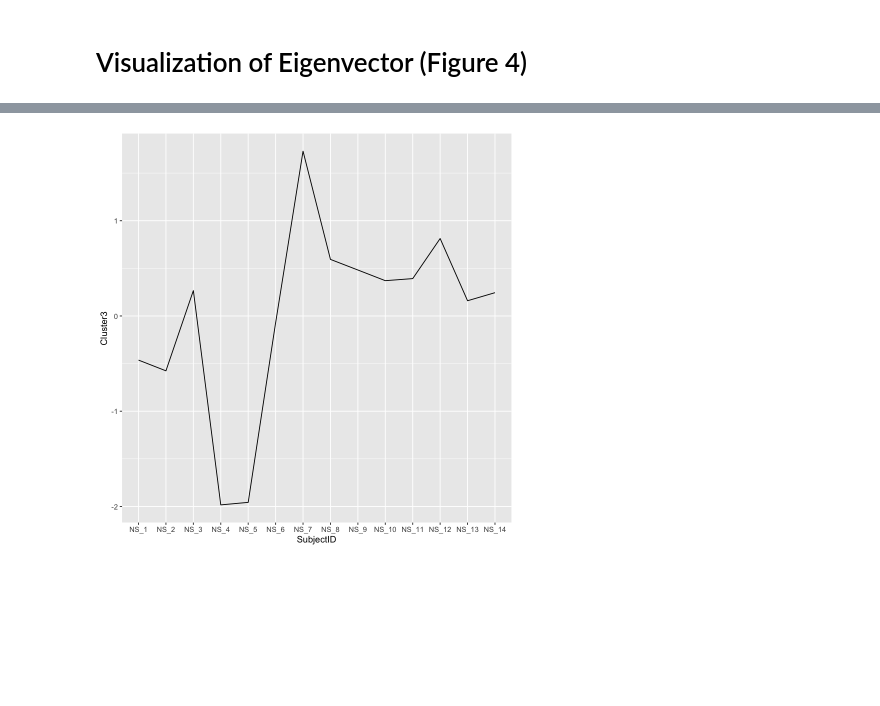
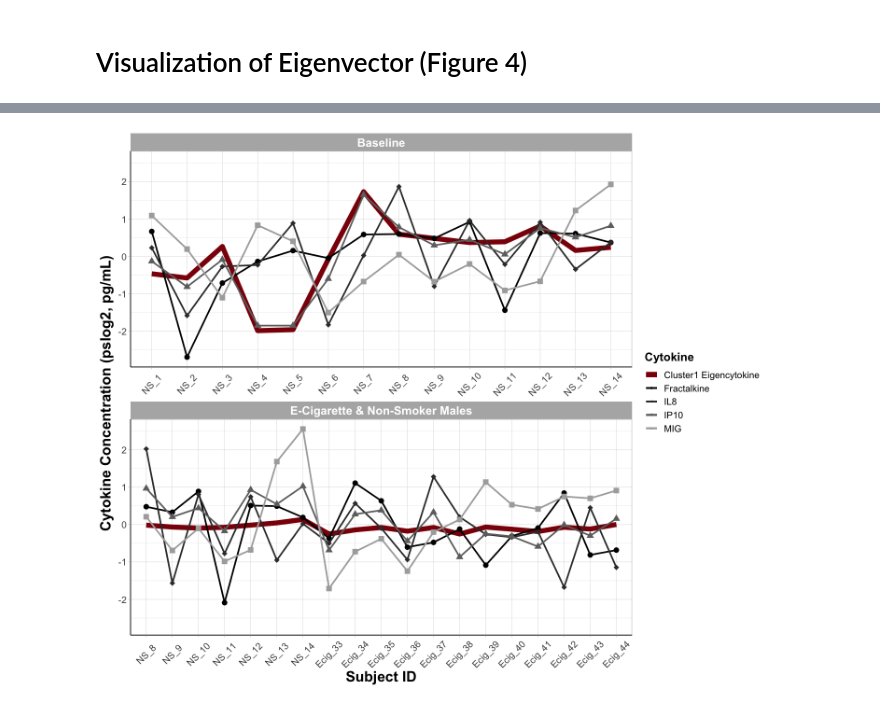
Before and after one commit to Ragerlab/Script_for_Cytokine-Signature-Clusters-as-a-Tool-to-Compare-Changes-associated-with-Tobacco-Product-, a Jupyter notebook: Cluster Analysis/Baseline Eigencytokines (Figure 4).ipynb, the cells around one changed output, grey strips where cells are left out. Saved outputs shown, nothing was run; the diff lists cells and outputs as text; code cells hidden in the pictures; blank space fills up the shorter version.

```diff
--- a/Cluster Analysis/Baseline Eigencytokines (Figure 4).ipynb
+++ b/Cluster Analysis/Baseline Eigencytokines (Figure 4).ipynb
@@ -323,0 +296,14 @@ A data.frame: 6 × 3
+# %%
+#removing cigarette smokers
+CS = c('CS_23', 'CS_24', 'CS_25', 'CS_26', 'CS_27')
+NLF_df_male = full_join(NLF_cyto_scaled_male,eigencytokines_NLF_scaled_male) %>%
+    filter(!SubjectID %in% CS)
+#reordering subject ids
+NLF_df_male$SubjectID = factor(NLF_df_male$SubjectID, levels = c('NS_8', 'NS_9', 'NS_10', 'NS_11', 'NS_12', 'NS_13',
+                                                                 'NS_14', 'Ecig_33', 'Ecig_34', 'Ecig_35', 'Ecig_36',
+                                                                 'Ecig_37','Ecig_38', 'Ecig_39', 'Ecig_40','Ecig_41',
+                                                                 'Ecig_42', 'Ecig_43', 'Ecig_44'))
+NLF_df_male$Analysis = rep('E-Cigarette & Non-Smoker Males', times = length(NLF_df_male$SubjectID)) #adding col to specify baseline or male only eigencytokines
+#creating 1 df
+final_df = rbind(NLF_df, NLF_df_male)
+head(final_df)
@@ -331,9 +323,31 @@ ggplot(data = NLF_Cluster3_df) +
-# %%
-ggplot(data = NLF_df) +
-  geom_line(aes(x = SubjectID, y = Cluster3, group = 1, color), size = 3) +
-  geom_line(aes(x = SubjectID, y = Fractalkine, group = 1)) +
-  geom_line(aes(x = SubjectID, y = MIG, group = 1)) +
-  geom_line(aes(x = SubjectID, y = IP10, group = 1)) +
-  geom_line(aes(x = SubjectID, y = IL8, group = 1))
-# %% [output]
-[figure, removed]
+# %%
+options(repr.plot.width=12, repr.plot.height=10) #changing size
+Figure4 = ggplot(data = final_df, aes(SubjectID, y = value, color = variable, group = 1)) +
+  geom_line(aes(y = Cluster1, col = "Cluster1 Eigencytokine"), size = 3) +
+  geom_line(aes(y = Fractalkine, col = "Fractalkine"), size = 1) +
+  geom_point(aes(y = Fractalkine, col = "Fractalkine"), shape = 16, size = 3) +
+  geom_line(aes(y = IL8, col = "IL8"), size = 1) +
+  geom_point(aes(y = IL8, col = "IL8"), shape = 18, size = 3) +
+  geom_line(aes(y = IP10, col = "IP10"), size = 1) +
+  geom_point(aes(y = IP10, col = "IP10"), shape = 17, size = 3) +
+  geom_line(aes(y = MIG, col = "MIG"), size = 1) +
+  geom_point(aes(y = MIG, col = "MIG"), shape = 15, size = 3) +
+
+  facet_wrap(~Analysis, ncol = 1, scales = 'free_x') +
+
+  theme_light() +
+  theme(axis.text.x = element_text(angle = 45, vjust = 0.5), #rotating x labels/ moving x labels slightly to the left
+        axis.line = element_line(colour="black"), #making x and y axes black
+        axis.text = element_text(size = 12), #changing size of x axis labels
+        axis.title = element_text(face = "bold", size = rel(1.7)), #changes axis titles
+        legend.title = element_text(face = 'bold', size = 15), #changes legend title
+        legend.text = element_text(size = 12), #changes legend text
+        strip.text.x = element_text(size = 15, face = "bold"), #changes size of facet x axis
+        strip.text.y = element_text(size = 15, face = "bold")) + #changes size of facet y axis
+  xlab('Subject ID') + ylab('Cytokine Concentration (pslog2, pg/mL)') +
+  scale_color_manual(values = c('#8b0e09','#000000', '#383838', '#6f6f6f', '#ababab'),
+                     guide = guide_legend(title = 'Cytokine', override.aes = list(shape = c(NA,16,18,17,15),
+                                                                                   size = c(3,1,1,1,1))))
+Figure4
+# %% [output]
+[figure, added]
```
Also changed, not shown: parts of 12 cells of this notebook, 1 other file.
